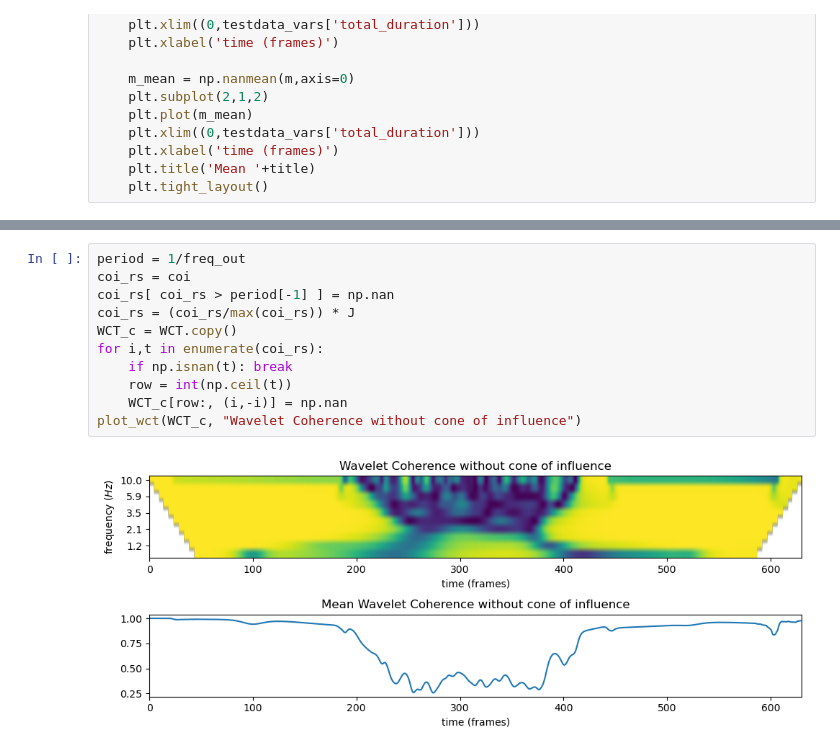
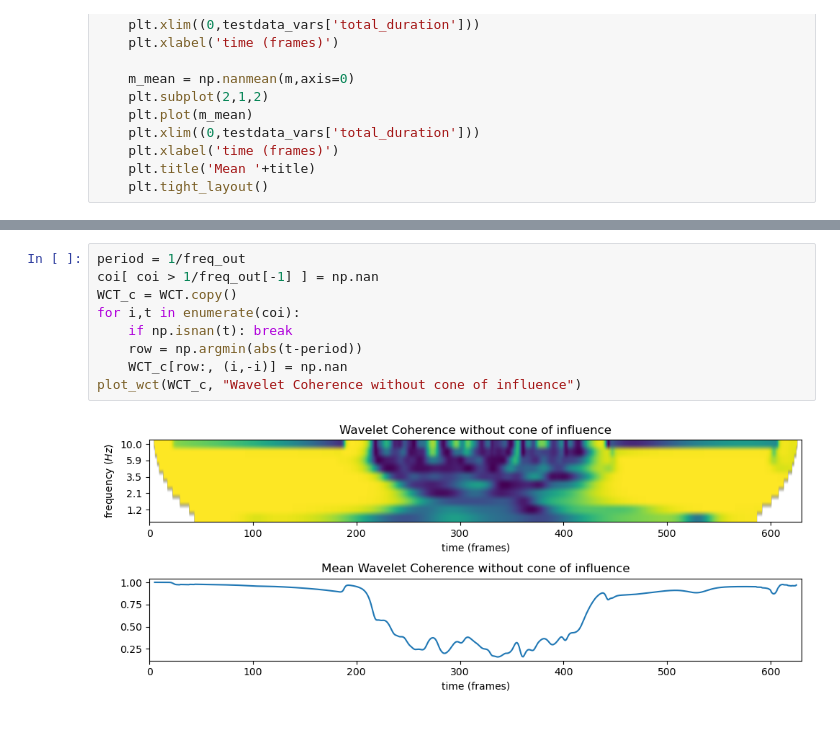
Before and after one commit to juigmend/python-miscellaneous, a Jupyter notebook: WCT_DEMO.ipynb, the cells around one changed output, grey strips where cells are left out. Saved outputs shown, nothing was run; the diff lists cells and outputs as text.

```diff
--- a/WCT_DEMO.ipynb
+++ b/WCT_DEMO.ipynb
@@ -226,13 +226,11 @@ plot_wct(WCT, "Wavelet Coherence")
 # %%
 period = 1/freq_out
-coi_rs = coi
-coi_rs[ coi_rs > period[-1] ] = np.nan
-coi_rs = (coi_rs/max(coi_rs)) * J
+coi[ coi > 1/freq_out[-1] ] = np.nan
 WCT_c = WCT.copy()
-for i,t in enumerate(coi_rs):
+for i,t in enumerate(coi):
     if np.isnan(t): break
-    row = int(np.ceil(t))
+    row = np.argmin(abs(t-period))
     WCT_c[row:, (i,-i)] = np.nan
 plot_wct(WCT_c, "Wavelet Coherence without cone of influence")
 # %% [output]
-[figure, old version]
+[figure, new version]
```
Also changed, not shown: parts of 2 cells of this notebook.
